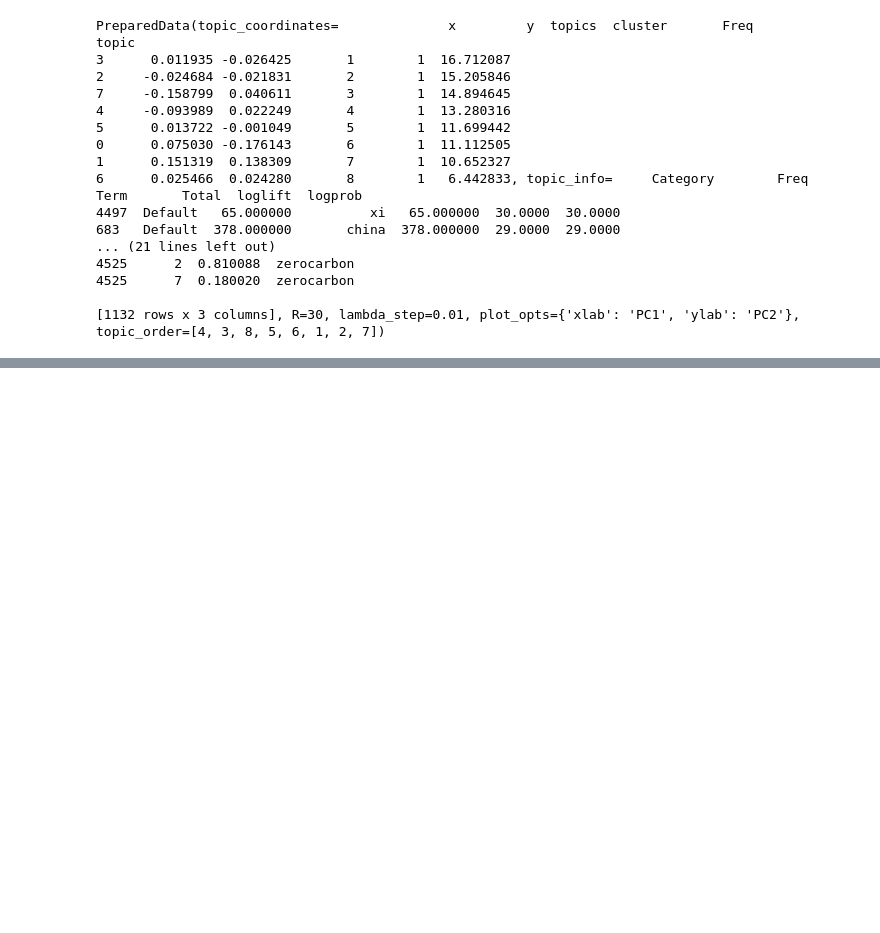
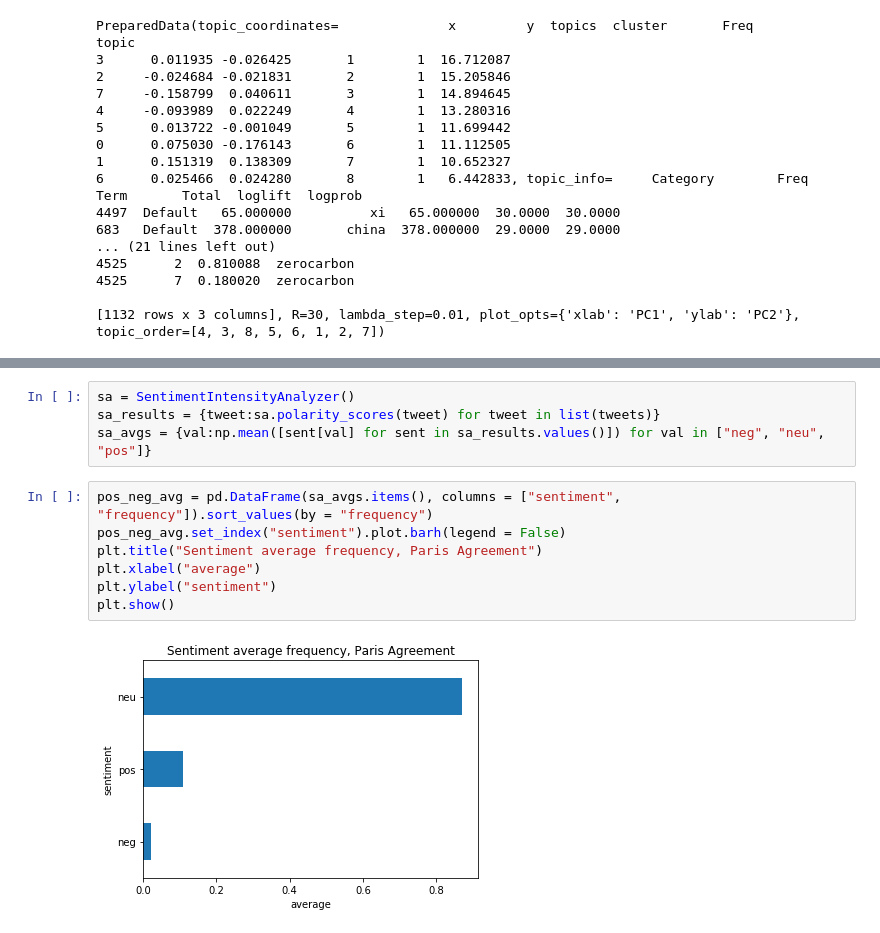
Before and after one commit to tabithaks/Public-Opinion-on-Climate-Change-Initiatives, a Jupyter notebook: Carbon Neutral EDA.ipynb, the cells around one changed output, grey strips where cells are left out. Drawn from its saved outputs; the diff is of its cells as text; blank space fills up the shorter version.

```diff
--- a/Carbon Neutral EDA.ipynb
+++ b/Carbon Neutral EDA.ipynb
@@ -166,0 +224,13 @@ topic
+# %%
+sa = SentimentIntensityAnalyzer()
+sa_results = {tweet:sa.polarity_scores(tweet) for tweet in list(tweets)}
+sa_avgs = {val:np.mean([sent[val] for sent in sa_results.values()]) for val in ["neg", "neu", "pos"]}
+# %%
+pos_neg_avg = pd.DataFrame(sa_avgs.items(), columns = ["sentiment", "frequency"]).sort_values(by = "frequency")
+pos_neg_avg.set_index("sentiment").plot.barh(legend = False)
+plt.title("Sentiment average frequency, Paris Agreement")
+plt.xlabel("average")
+plt.ylabel("sentiment")
+plt.show()
+# %% [output]
+[figure, added]
```
Also changed, not shown: parts of 13 cells of this notebook, 2 other files.
